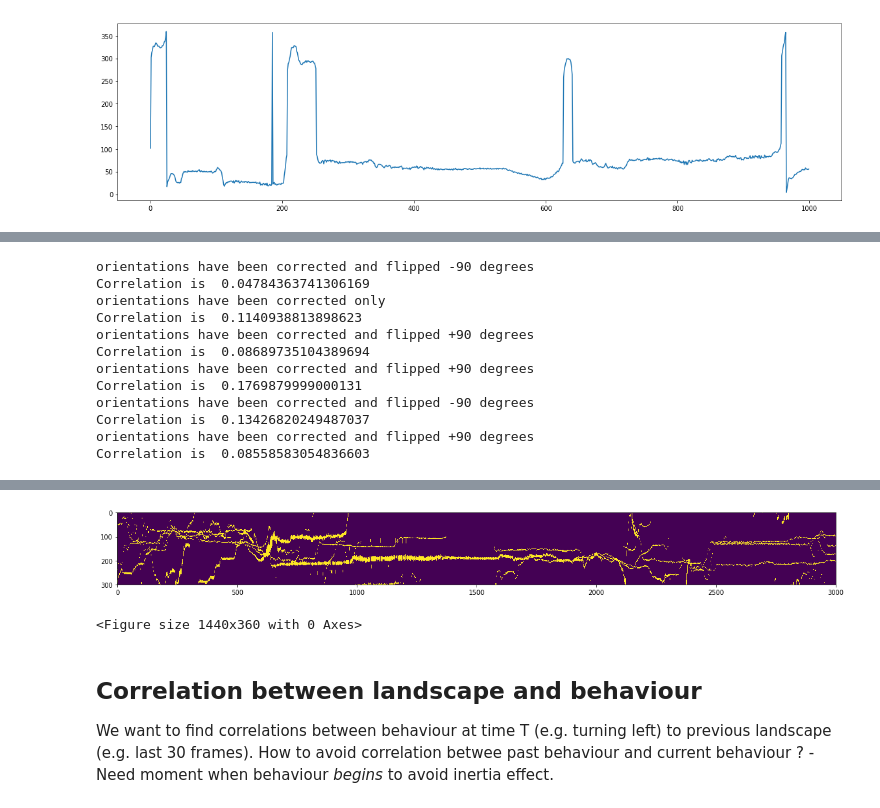
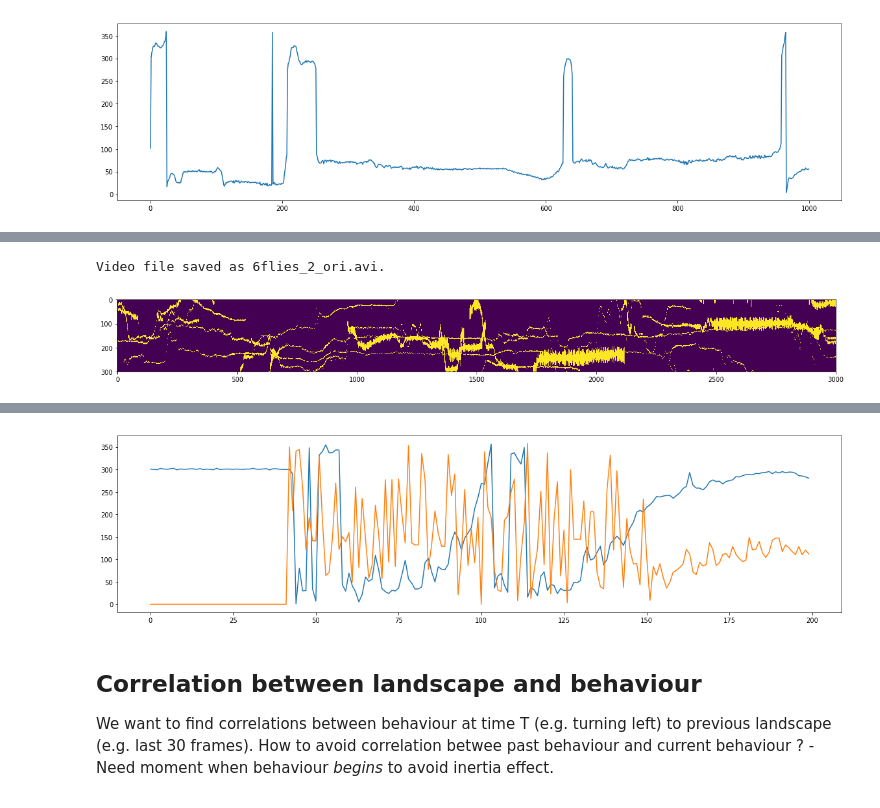
Before and after one commit to StrepsipZerg/flyDtracker, a Jupyter notebook: testing.ipynb, the cells around one changed output, grey strips where cells are left out. Cells and saved outputs as stored; diff of their text form; code cells hidden in the pictures.

```diff
--- a/testing.ipynb
+++ b/testing.ipynb
@@ -141,42 +100,36 @@ NameError: name 'x_stack' is not defined
 # %%
-%%time
-
 #Defining landscape function.
 #For a specific fly, should output what the fly sees as stimilus for every frames.
 
     #Convert everything into a simple matrix of occupied pixels
 
 stack = flyD.get_ori_pickle('6flies_1')
 
-identity = 2
+identity = 5
 hue = flyD.landscape(stack, identity)
-
 
 #fig, ax_meanposmap = plt.subplots(figsize=(200,20))
 #ax_meanposmap.imshow(X=hue[:1000,])
 
 time_range = range(3000)
 
 hue_trans = np.transpose(hue)
 fig, ax_meanposmap = plt.subplots(figsize=(20,200))
 ax_meanposmap.imshow(X=hue_trans[...,time_range])
 plt.figure(figsize=(20,5))
-# plt.plot(fly_correc.orientations)
-# plt.plot(focusfly.orientations[time_range])
-# plt.plot(focusfly.speeds[time_range])
 
+plt.figure(figsize=(20,5))
+#plt.plot(fly_correc.orientations)
+plt.plot(stack[identity].orientations[:200])
+plt.plot(stack[identity].directions[:200])
+flystack = copy.deepcopy(stack)
 
-flyD.flyvision("huehue.avi", hue, 250, 700)
+for fly in flystack:
+    fly.orientations = fly.old_ori
+
+#flyD.draw_ori("raw/6flies_1.avi", flystack,output_name=session+"_ori.avi", corrected = True)
+
+#flyD.flyvision("huehue.avi", hue, 0, 500)
 # %% [output]
-orientations have been corrected and flipped -90 degrees
-Correlation is  0.04784363741306169
-orientations have been corrected only
-Correlation is  0.1140938813898623
-orientations have been corrected and flipped +90 degrees
-Correlation is  0.08689735104389694
-orientations have been corrected and flipped +90 degrees
-Correlation is  0.1769879999000131
-orientations have been corrected and flipped -90 degrees
-Correlation is  0.13426820249487037
-orientations have been corrected and flipped +90 degrees
-Correlation is  0.08558583054836603
+Video file saved as 6flies_2_ori.avi.
+[figure, new version]
@@ -186,5 +137,4 @@ Wall time: 3.48 s
-[figure, old version]
-<Figure size 1440x360 with 0 Axes>
+[figure, added]
 # %% [markdown]
 ## Correlation between landscape and behaviour
 
```
Also changed, not shown: parts of 9 cells of this notebook, 5 other files.
